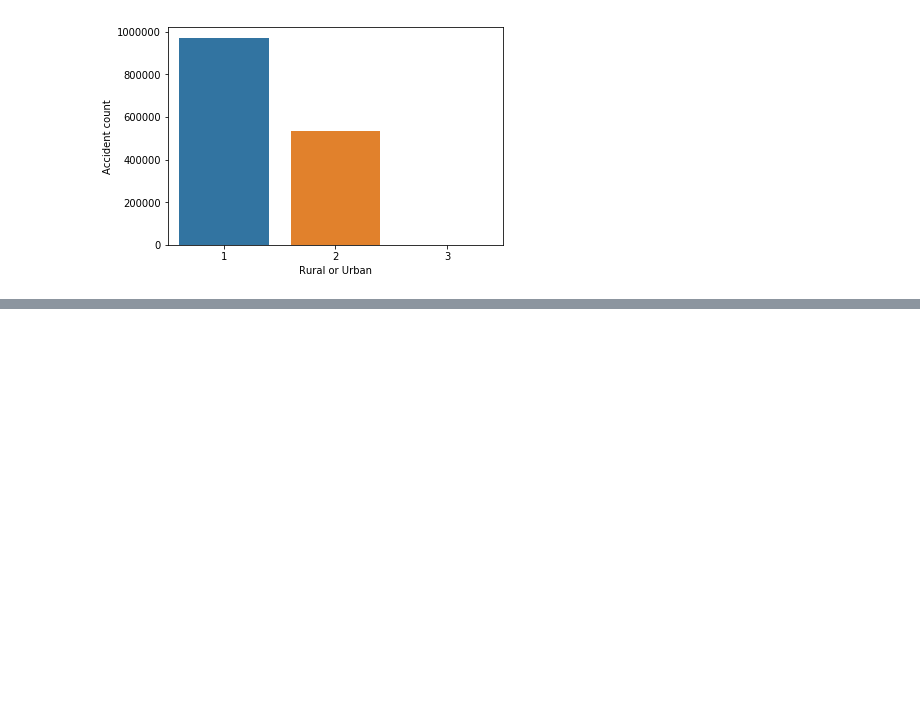
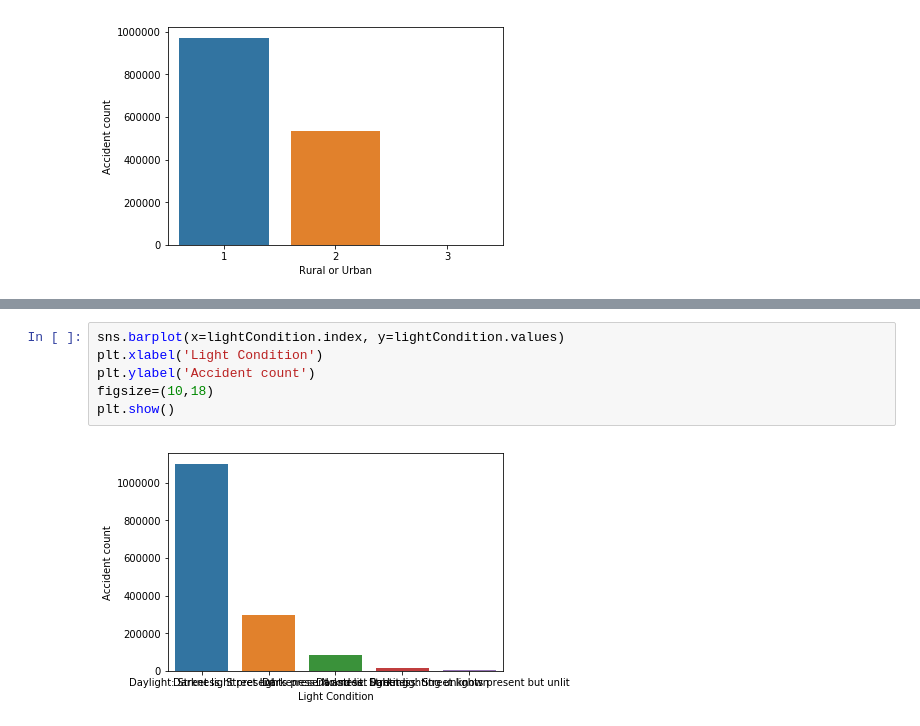
Before and after one commit to ArshadKhurshid/UK-Accident-History, a Jupyter notebook: UKAccident.ipynb, the cells around one changed output, grey strips where cells are left out. Drawn from its saved outputs; the diff is of its cells as text; blank space fills up the shorter version.

```diff
--- a/UKAccident.ipynb
+++ b/UKAccident.ipynb
@@ -114,0 +121,8 @@ plt.show()
+# %%
+sns.barplot(x=lightCondition.index, y=lightCondition.values)
+plt.xlabel('Light Condition')
+plt.ylabel('Accident count')
+figsize=(10,18)
+plt.show()
+# %% [output]
+[figure, added]
```
Also changed, not shown: parts of 2 cells of this notebook.
